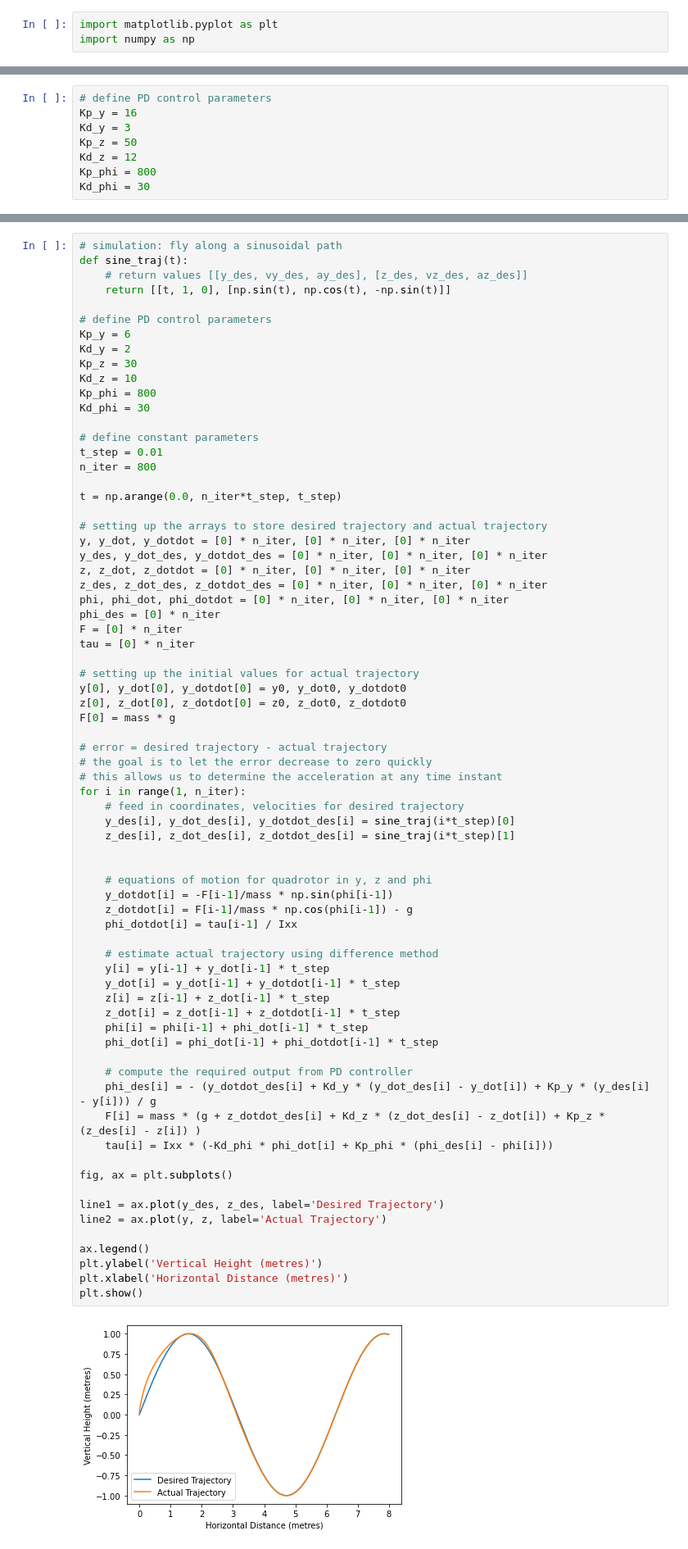
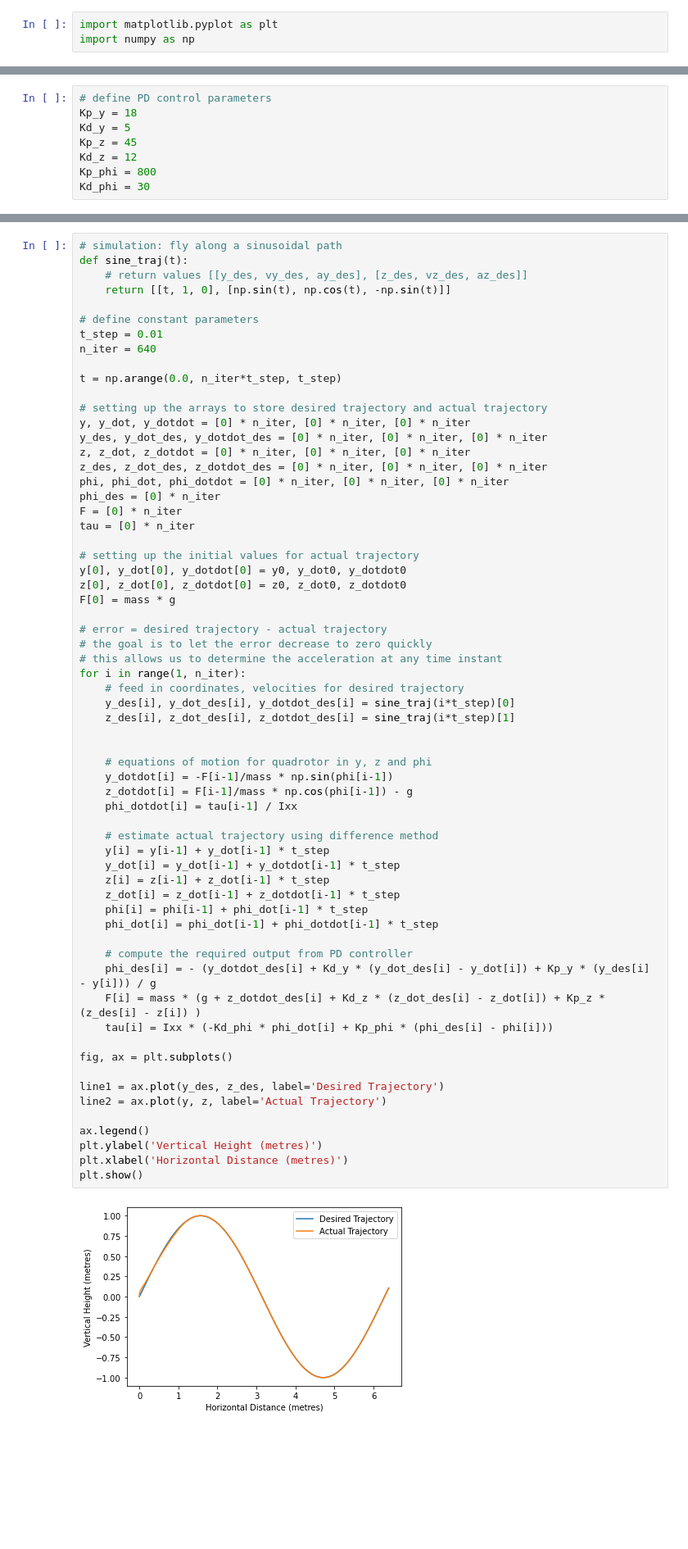
Before and after one commit to yuhao-yang-cy/sci-simulations, a Jupyter notebook: 2D_PDControl.ipynb, the cells around one changed output, grey strips where cells are left out. Shown: that part at 82% size. Saved outputs shown, nothing was run; the diff lists cells and outputs as text; blank space fills up the shorter version.

```diff
--- a/2D_PDControl.ipynb
+++ b/2D_PDControl.ipynb
@@ -13,9 +13,9 @@ z0, z_dot0, z_dotdot0 = 0, 0, 0
 phi0 = 0, 0
 # %%
 # define PD control parameters
-Kp_y = 16
-Kd_y = 3
-Kp_z = 50
+Kp_y = 18
+Kd_y = 5
+Kp_z = 45
 Kd_z = 12
 Kp_phi = 800
 Kd_phi = 30
@@ -90,17 +90,9 @@ def sine_traj(t):
     # return values [[y_des, vy_des, ay_des], [z_des, vz_des, az_des]]
     return [[t, 1, 0], [np.sin(t), np.cos(t), -np.sin(t)]]
 
-# define PD control parameters
-Kp_y = 6
-Kd_y = 2
-Kp_z = 30
-Kd_z = 10
-Kp_phi = 800
-Kd_phi = 30
-
 # define constant parameters
 t_step = 0.01
-n_iter = 800
+n_iter = 640
 
 t = np.arange(0.0, n_iter*t_step, t_step)
 
@@ -129,34 +121,34 @@ for i in range(1, n_iter):
 
 
     # equations of motion for quadrotor in y, z and phi
     y_dotdot[i] = -F[i-1]/mass * np.sin(phi[i-1])
     z_dotdot[i] = F[i-1]/mass * np.cos(phi[i-1]) - g
     phi_dotdot[i] = tau[i-1] / Ixx
 
     # estimate actual trajectory using difference method
     y[i] = y[i-1] + y_dot[i-1] * t_step
     y_dot[i] = y_dot[i-1] + y_dotdot[i-1] * t_step
     z[i] = z[i-1] + z_dot[i-1] * t_step
     z_dot[i] = z_dot[i-1] + z_dotdot[i-1] * t_step
     phi[i] = phi[i-1] + phi_dot[i-1] * t_step
     phi_dot[i] = phi_dot[i-1] + phi_dotdot[i-1] * t_step
 
     # compute the required output from PD controller
     phi_des[i] = - (y_dotdot_des[i] + Kd_y * (y_dot_des[i] - y_dot[i]) + Kp_y * (y_des[i] - y[i])) / g
     F[i] = mass * (g + z_dotdot_des[i] + Kd_z * (z_dot_des[i] - z_dot[i]) + Kp_z * (z_des[i] - z[i]) )
     tau[i] = Ixx * (-Kd_phi * phi_dot[i] + Kp_phi * (phi_des[i] - phi[i]))
 
 fig, ax = plt.subplots()
 
 line1 = ax.plot(y_des, z_des, label='Desired Trajectory')
 line2 = ax.plot(y, z, label='Actual Trajectory')
 
 ax.legend()
 plt.ylabel('Vertical Height (metres)')
 plt.xlabel('Horizontal Distance (metres)')
 plt.show()
 # %% [output]
-[figure, old version]
+[figure, new version]
 # %%
 # simulation: fly along a spiral path
 def spiral_traj(t):
```
Also changed, not shown: parts of 2 cells of this notebook.
